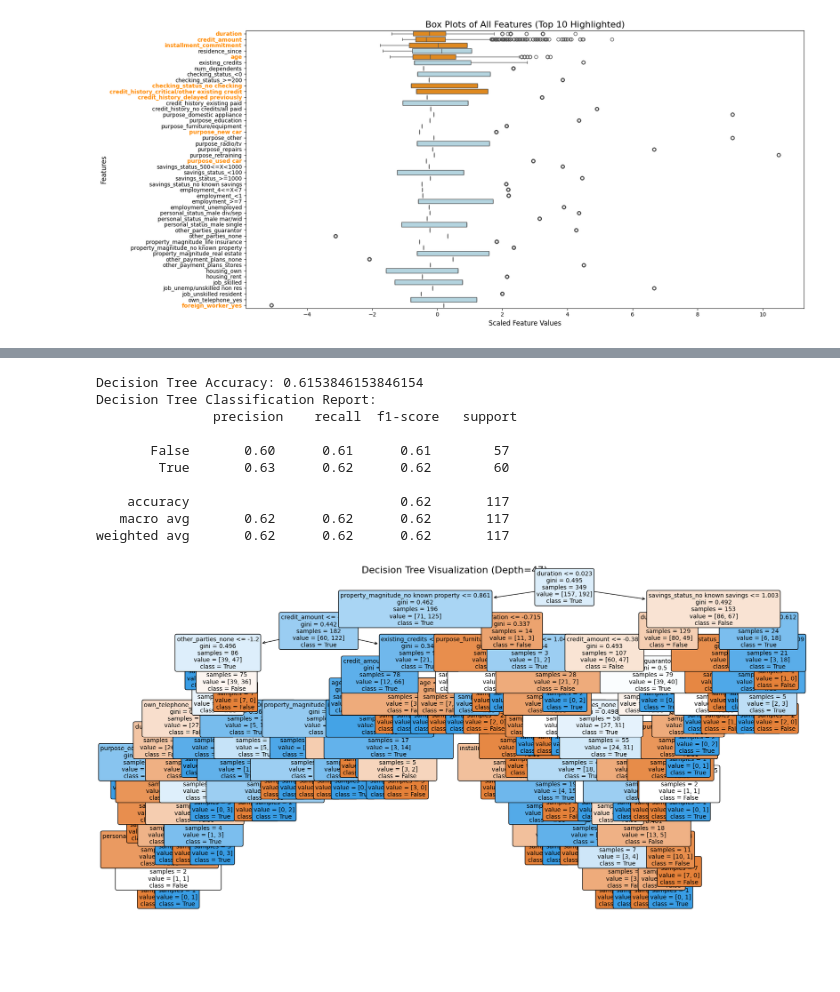
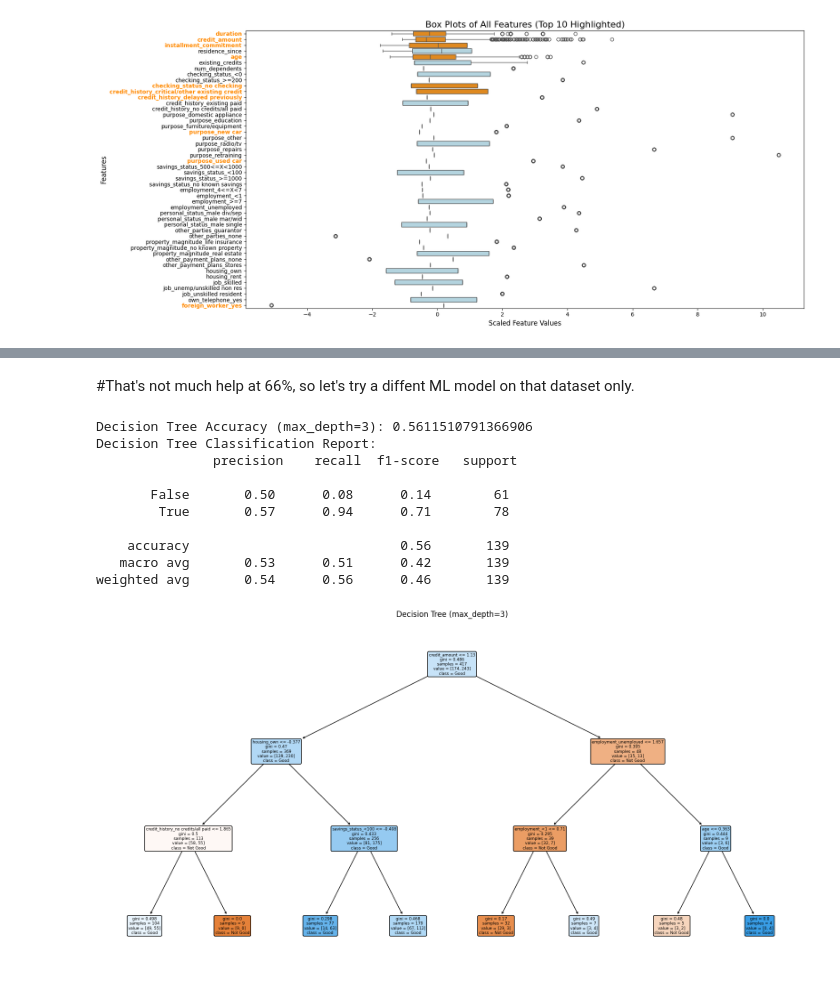
Before and after one commit to DarceCat/Adrian-Milroy, a Jupyter notebook: Loan_Default_'credit_g'.ipynb, the cells around one changed output, grey strips where cells are left out. Saved outputs shown, nothing was run; the diff lists cells and outputs as text; code cells hidden in the pictures; blank space fills up the shorter version.

```diff
--- a/Loan_Default_'credit_g'.ipynb
+++ b/Loan_Default_'credit_g'.ipynb
@@ -378,0 +528,18 @@ Shape of troubleset DataFrame: (466, 49)
+# %%
+# Assuming 'dataset_checking_status_below_0_5' is the DataFrame you want to work with
+
+# Create datasets based on 'credit_history_delayed previously' condition
+dataset_credit_delayed_above_0_5 = dataset_checking_status_below_0_5[dataset_checking_status_below_0_5['credit_history_delayed previously'] > 0.5]
+dataset_credit_delayed_below_or_equal_0_5 = dataset_checking_status_below_0_5[dataset_checking_status_below_0_5['credit_history_delayed previously'] <= 0.5]
+
+# Display the shapes of the new datasets
+print("Dataset with 'credit_history_delayed previously' > 0.5 shape:", dataset_credit_delayed_above_0_5.shape)
+print("Dataset with 'credit_history_delayed previously' <= 0.5 shape:", dataset_credit_delayed_below_or_equal_0_5.shape)
+
+# Drop the column "checking_status_no checking" from each dataset
+dataset_credit_delayed_above_0_5__48 = dataset_credit_delayed_above_0_5.drop(columns=['checking_status_no checking'])
+dataset_credit_delayed_below_or_equal_0_5__48 = dataset_credit_delayed_below_or_equal_0_5.drop(columns=['checking_status_no checking'])
+
+# Display the shapes of the updated datasets
+print("Updated dataset with 'credit_history_delayed previously' > 0.5 shape:", dataset_credit_delayed_above_0_5__48.shape)
+print("Updated dataset with 'credit_history_delayed previously' <= 0.5 shape:", dataset_credit_delayed_below_or_equal_0_5__48.shape)
@@ -472,49 +605,52 @@ Top Features by Absolute Coefficient Value:
+# %% [markdown]
+#That's not much help at 66%, so let's try a diffent ML model on that dataset only.
 # %%
-from sklearn.tree import DecisionTreeClassifier, plot_tree
+from sklearn.tree import DecisionTreeClassifier
 from sklearn.model_selection import train_test_split
 from sklearn.metrics import classification_report, accuracy_score
 from sklearn.preprocessing import StandardScaler
+from sklearn import tree
 import matplotlib.pyplot as plt
 
-# Define the desired depth of the decision tree
-max_depth = 47  # Change this value to adjust the depth of the decision tree
-
-# Assuming 'class_good_0' is the target variable
-X_2 = troubleset.drop('class_good_0', axis=1)
-y_2 = troubleset['class_good_0']
+# Prepare the dataset
+X = dataset_credit_delayed_below_or_equal_0_5__48.drop('class_good', axis=1)
+y = dataset_credit_delayed_below_or_equal_0_5__48['class_good']
 
 # Standardize the features
-scaler_2 = StandardScaler()
-X_scaled_2 = scaler_2.fit_transform(X_2)
+scaler = StandardScaler()
+X_scaled = scaler.fit_transform(X)
 
-# Train-test split
-X_train_2, X_test_2, y_train_2, y_test_2 = train_test_split(X_scaled_2, y_2, test_size=0.25, random_state=42)
+# Split the dataset into training and test sets
+X_train, X_test, y_train, y_test = train_test_split(X_scaled, y, test_size=0.25, random_state=42)
 
-# Initialize and fit the Decision Tree model with the specified depth
-model_2 = DecisionTreeClassifier(max_depth=max_depth, random_state=42)
-model_2.fit(X_train_2, y_train_2)
+# Set the maximum depth of the decision tree
+max_depth = 3  # You can change this value to control the depth
 
-# Predictions
-y_pred_2 = model_2.predict(X_test_2)
+# Initialize and train the Decision Tree model
+model = DecisionTreeClassifier(max_depth=max_depth, random_state=42)
+model.fit(X_train, y_train)
+
+# Make predictions
+y_pred = model.predict(X_test)
 
 # Evaluation metrics
-print("Decision Tree Accuracy:", accuracy_score(y_test_2, y_pred_2))
-print("Decision Tree Classification Report:\n", classification_report(y_test_2, y_pred_2))
+print(f"Decision Tree Accuracy (max_depth={max_depth}):", accuracy_score(y_test, y_pred))
+print("Decision Tree Classification Report:\n", classification_report(y_test, y_pred))
 
 # Plot the Decision Tree
 plt.figure(figsize=(20, 10))
-plot_tree(model_2, filled=True, feature_names=X_2.columns, class_names=['False', 'True'], rounded=True, fontsize=10)
-plt.title(f"Decision Tree Visualization (Depth={max_depth})", fontsize=16)
+tree.plot_tree(model, filled=True, feature_names=X.columns, class_names=['Not Good', 'Good'], rounded=True)
+plt.title(f"Decision Tree (max_depth={max_depth})")
 plt.show()
 # %% [output]
-Decision Tree Accuracy: 0.6153846153846154
+Decision Tree Accuracy (max_depth=3): 0.5611510791366906
 Decision Tree Classification Report:
                precision    recall  f1-score   support
 
-       False       0.60      0.61      0.61        57
-        True       0.63      0.62      0.62        60
+       False       0.50      0.08      0.14        61
+        True       0.57      0.94      0.71        78
 
-    accuracy                           0.62       117
-   macro avg       0.62      0.62      0.62       117
-weighted avg       0.62      0.62      0.62       117
+    accuracy                           0.56       139
+   macro avg       0.53      0.51      0.42       139
+weighted avg       0.54      0.56      0.46       139
-[figure, old version]
+[figure, new version]
```
Also changed, not shown: parts of 21 cells of this notebook.
